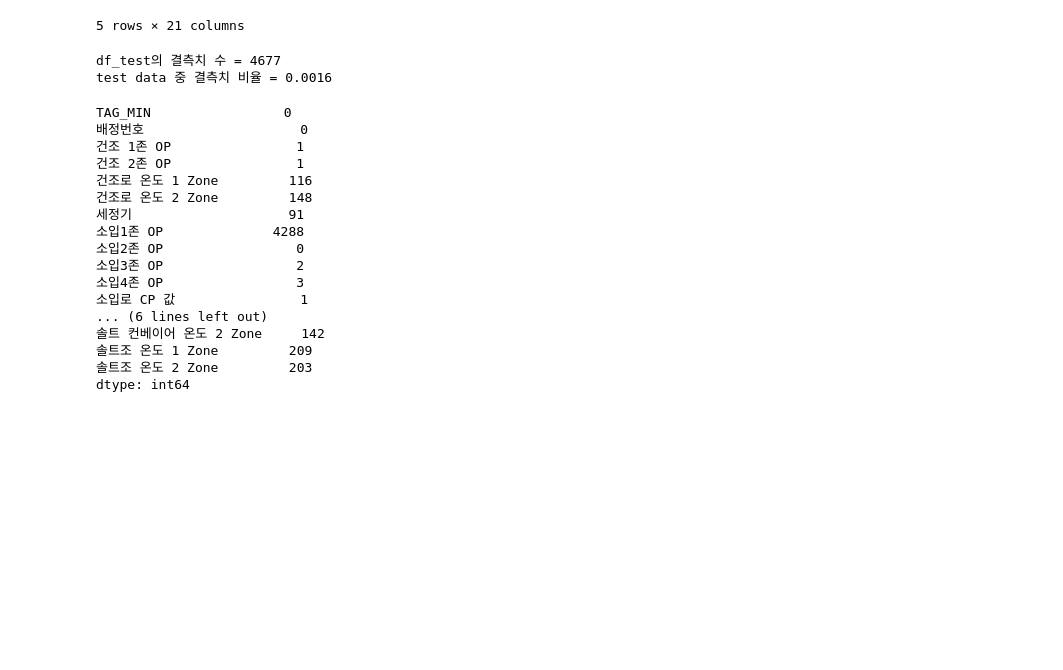
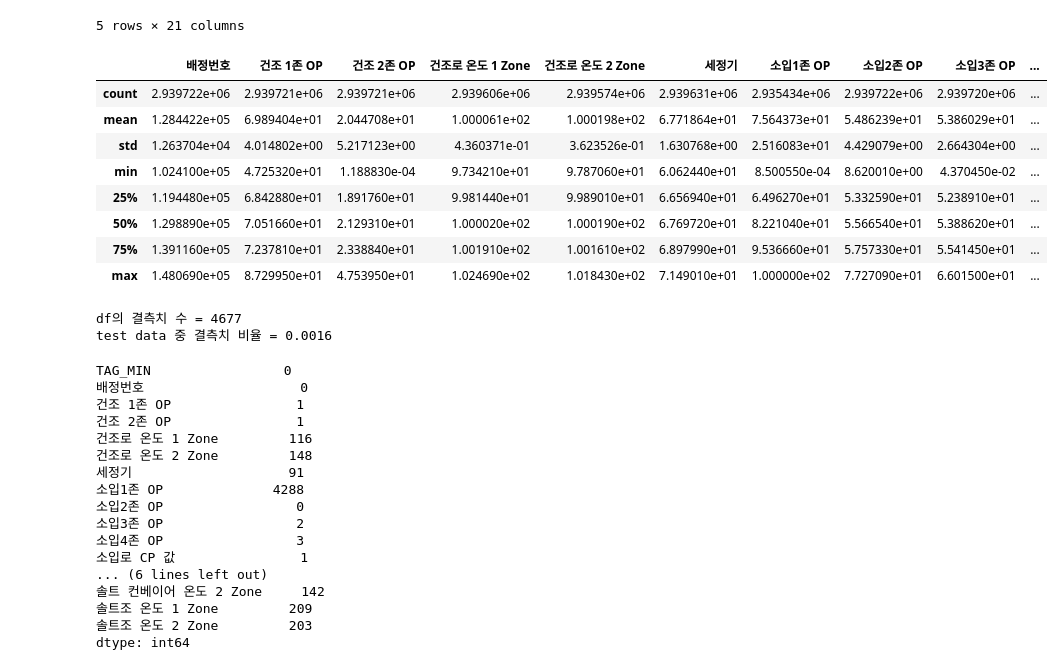
Before and after one commit to nyeokinyeoki/kamp, a Jupyter notebook: Data_analyse_heat_treatment_제조에 미련이 남아.ipynb, the cells around one changed output. Drawn from its saved outputs; the diff is of its cells as text; code cells hidden in the pictures; blank space fills up the shorter version.

```diff
--- a/Data_analyse_heat_treatment_제조에 미련이 남아.ipynb
+++ b/Data_analyse_heat_treatment_제조에 미련이 남아.ipynb
@@ -121,15 +90,27 @@ memory usage: 471.0+ MB
 | 3 | 2022-01-03 11:22:11 | 102410 | 75.8656 | 30.8312 | 98.7918 | 99.17675 | 68.4999 | 77.50725 | 60.6663 | ... |
 | 4 | 2022-01-03 11:22:12 | 102410 | 73.6468 | 29.5274 | 98.7918 | 99.20750 | 68.4386 | 76.02620 | 61.1634 | ... |
 5 rows × 21 columns
+# %%
+df.describe()
+# %% [output]
+|  | 배정번호 | 건조 1존 OP | 건조 2존 OP | 건조로 온도 1 Zone | 건조로 온도 2 Zone | 세정기 | 소입1존 OP | 소입2존 OP | 소입3존 OP | ... |
+| count | 2.939722e+06 | 2.939721e+06 | 2.939721e+06 | 2.939606e+06 | 2.939574e+06 | 2.939631e+06 | 2.935434e+06 | 2.939722e+06 | 2.939720e+06 | ... |
+| mean | 1.284422e+05 | 6.989404e+01 | 2.044708e+01 | 1.000061e+02 | 1.000198e+02 | 6.771864e+01 | 7.564373e+01 | 5.486239e+01 | 5.386029e+01 | ... |
+| std | 1.263704e+04 | 4.014802e+00 | 5.217123e+00 | 4.360371e-01 | 3.623526e-01 | 1.630768e+00 | 2.516083e+01 | 4.429079e+00 | 2.664304e+00 | ... |
+| min | 1.024100e+05 | 4.725320e+01 | 1.188830e-04 | 9.734210e+01 | 9.787060e+01 | 6.062440e+01 | 8.500550e-04 | 8.620010e+00 | 4.370450e-02 | ... |
+| 25% | 1.194480e+05 | 6.842880e+01 | 1.891760e+01 | 9.981440e+01 | 9.989010e+01 | 6.656940e+01 | 6.496270e+01 | 5.332590e+01 | 5.238910e+01 | ... |
+| 50% | 1.298890e+05 | 7.051660e+01 | 2.129310e+01 | 1.000020e+02 | 1.000190e+02 | 6.769720e+01 | 8.221040e+01 | 5.566540e+01 | 5.388620e+01 | ... |
+| 75% | 1.391160e+05 | 7.237810e+01 | 2.338840e+01 | 1.001910e+02 | 1.001610e+02 | 6.897990e+01 | 9.536660e+01 | 5.757330e+01 | 5.541450e+01 | ... |
+| max | 1.480690e+05 | 8.729950e+01 | 4.753950e+01 | 1.024690e+02 | 1.018430e+02 | 7.149010e+01 | 1.000000e+02 | 7.727090e+01 | 6.601500e+01 | ... |
 # %%
-# df_test의 결측치 갯수
+# df의 결측치 갯수
 
-num_null_test = len(df_test[df_test.isnull().any(axis=1)])
+num_null_test = len(df[df.isnull().any(axis=1)])
 
-print("df_test의 결측치 수 =", str(num_null_test))
+print("df의 결측치 수 =", str(num_null_test))
 
-print("test data 중 결측치 비율 =",str(round(num_null_test/df_test.shape[0],4)))
+print("test data 중 결측치 비율 =",str(round(num_null_test/df.shape[0],4)))
 # %% [output]
-df_test의 결측치 수 = 4677
+df의 결측치 수 = 4677
 test data 중 결측치 비율 = 0.0016
 # %%
```
Also changed, not shown: parts of 20 cells of this notebook, 1 other file.
